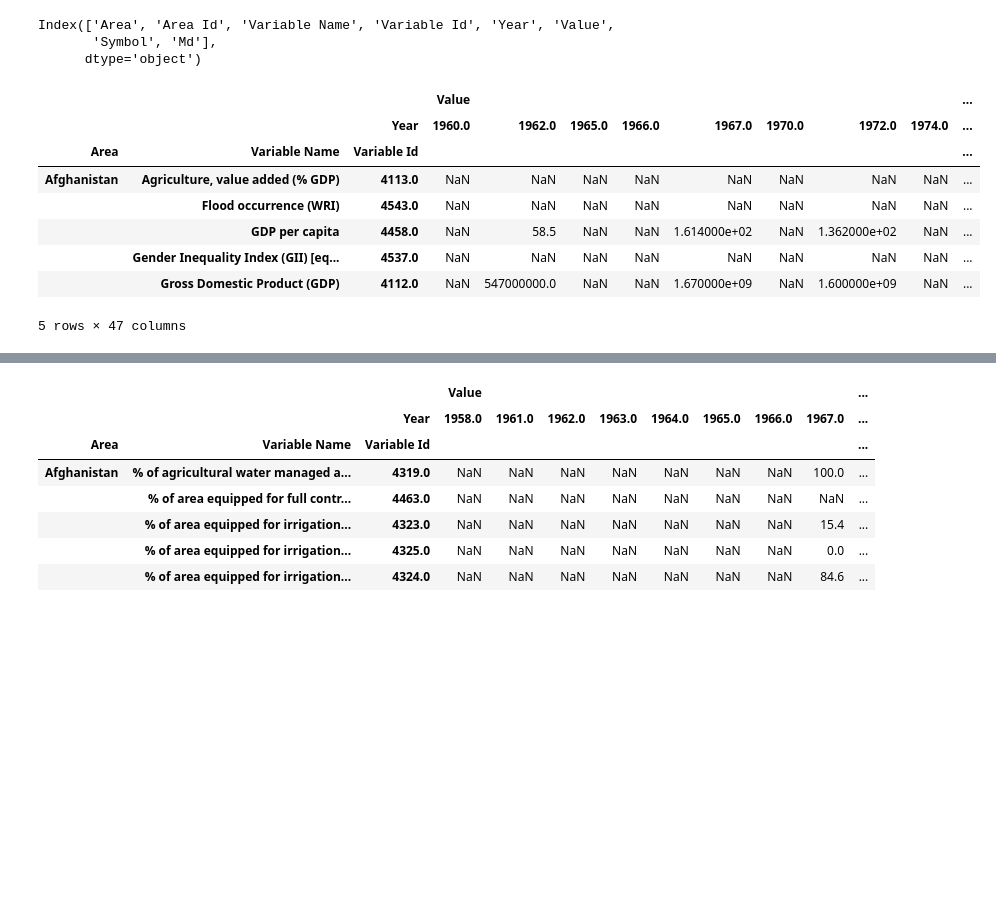
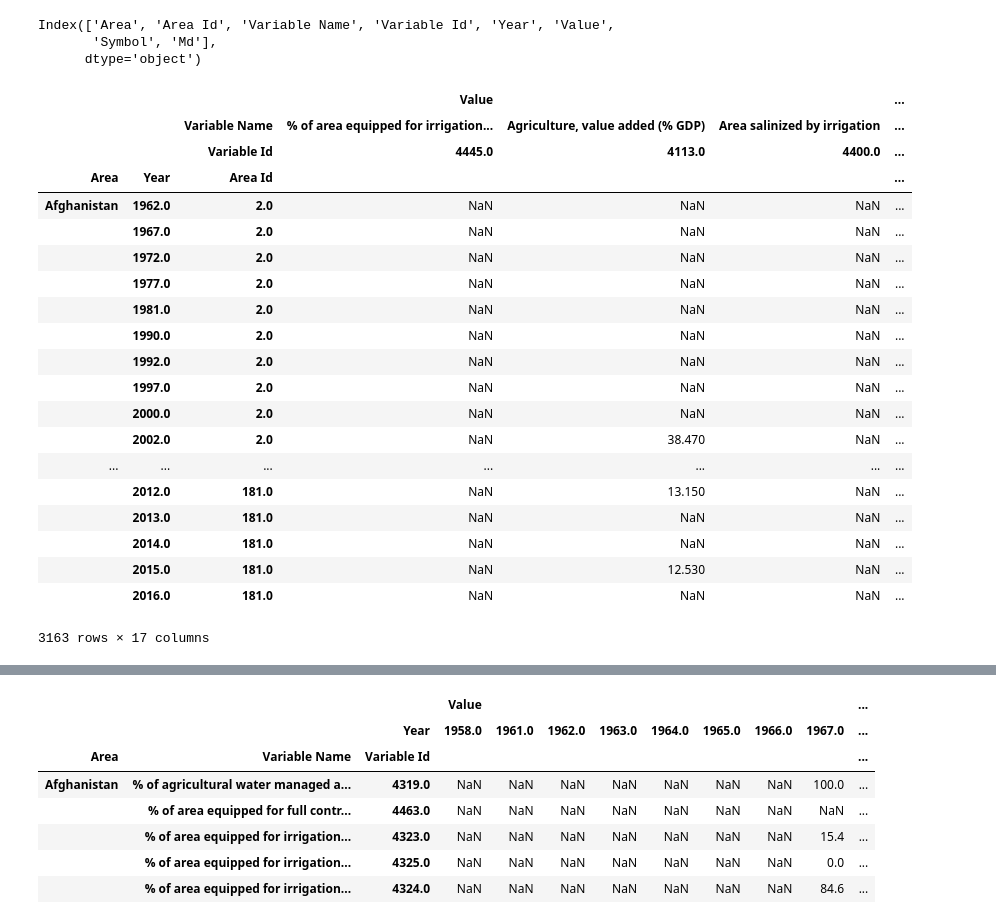
Before and after one commit to rupalimayekar/WaterIsWet, a Jupyter notebook: src/pivot_tables.ipynb, the cells around one changed output, grey strips where cells are left out. Drawn from its saved outputs; the diff is of its cells as text; code cells hidden in the pictures; blank space fills up the shorter version.

Commit message:
fixed pivot tables

```diff
--- a/src/pivot_tables.ipynb
+++ b/src/pivot_tables.ipynb
@@ -60,18 +60,29 @@ Index(['Area', 'Area Id', 'Variable Name', 'Variable Id', 'Year', 'Value',
        'Symbol', 'Md'],
       dtype='object')
 # %%
-gdp_table = gdp_df.pivot_table(index=['Area', 'Variable Name', 'Variable Id'], columns=['Year'], values=['Value',
-       'Symbol', 'Md'])
+gdp_table = gdp_df.pivot_table(index=['Area', 'Year', 'Area Id'], columns=['Variable Name', 'Variable Id'], values=['Value'])
 # %%
-gdp_table.head()
+gdp_table
 # %% [output]
-|  |  |  | Value |  |  |  |  |  |  |  | ... |
-|  |  | Year | 1960.0 | 1962.0 | 1965.0 | 1966.0 | 1967.0 | 1970.0 | 1972.0 | 1974.0 | ... |
-| Area | Variable Name | Variable Id |  |  |  |  |  |  |  |  | ... |
-| Afghanistan | Agriculture, value added (% GDP) | 4113.0 | NaN | NaN | NaN | NaN | NaN | NaN | NaN | NaN | ... |
-|  | Flood occurrence (WRI) | 4543.0 | NaN | NaN | NaN | NaN | NaN | NaN | NaN | NaN | ... |
-|  | GDP per capita | 4458.0 | NaN | 58.5 | NaN | NaN | 1.614000e+02 | NaN | 1.362000e+02 | NaN | ... |
-|  | Gender Inequality Index (GII) [eq... | 4537.0 | NaN | NaN | NaN | NaN | NaN | NaN | NaN | NaN | ... |
-|  | Gross Domestic Product (GDP) | 4112.0 | NaN | 547000000.0 | NaN | NaN | 1.670000e+09 | NaN | 1.600000e+09 | NaN | ... |
+|  |  |  | Value |  |  | ... |
+|  |  | Variable Name | % of area equipped for irrigation... | Agriculture, value added (% GDP) | Area salinized by irrigation | ... |
+|  |  | Variable Id | 4445.0 | 4113.0 | 4400.0 | ... |
+| Area | Year | Area Id |  |  |  | ... |
+| Afghanistan | 1962.0 | 2.0 | NaN | NaN | NaN | ... |
+|  | 1967.0 | 2.0 | NaN | NaN | NaN | ... |
+|  | 1972.0 | 2.0 | NaN | NaN | NaN | ... |
+|  | 1977.0 | 2.0 | NaN | NaN | NaN | ... |
+|  | 1981.0 | 2.0 | NaN | NaN | NaN | ... |
+|  | 1990.0 | 2.0 | NaN | NaN | NaN | ... |
+|  | 1992.0 | 2.0 | NaN | NaN | NaN | ... |
+|  | 1997.0 | 2.0 | NaN | NaN | NaN | ... |
+|  | 2000.0 | 2.0 | NaN | NaN | NaN | ... |
+|  | 2002.0 | 2.0 | NaN | 38.470 | NaN | ... |
+| ... | ... | ... | ... | ... | ... | ... |
+|  | 2012.0 | 181.0 | NaN | 13.150 | NaN | ... |
+|  | 2013.0 | 181.0 | NaN | NaN | NaN | ... |
+|  | 2014.0 | 181.0 | NaN | NaN | NaN | ... |
+|  | 2015.0 | 181.0 | NaN | 12.530 | NaN | ... |
+|  | 2016.0 | 181.0 | NaN | NaN | NaN | ... |
-5 rows × 47 columns
+3163 rows × 17 columns
 # %%
```
Also changed, not shown: parts of 5 cells of this notebook.
